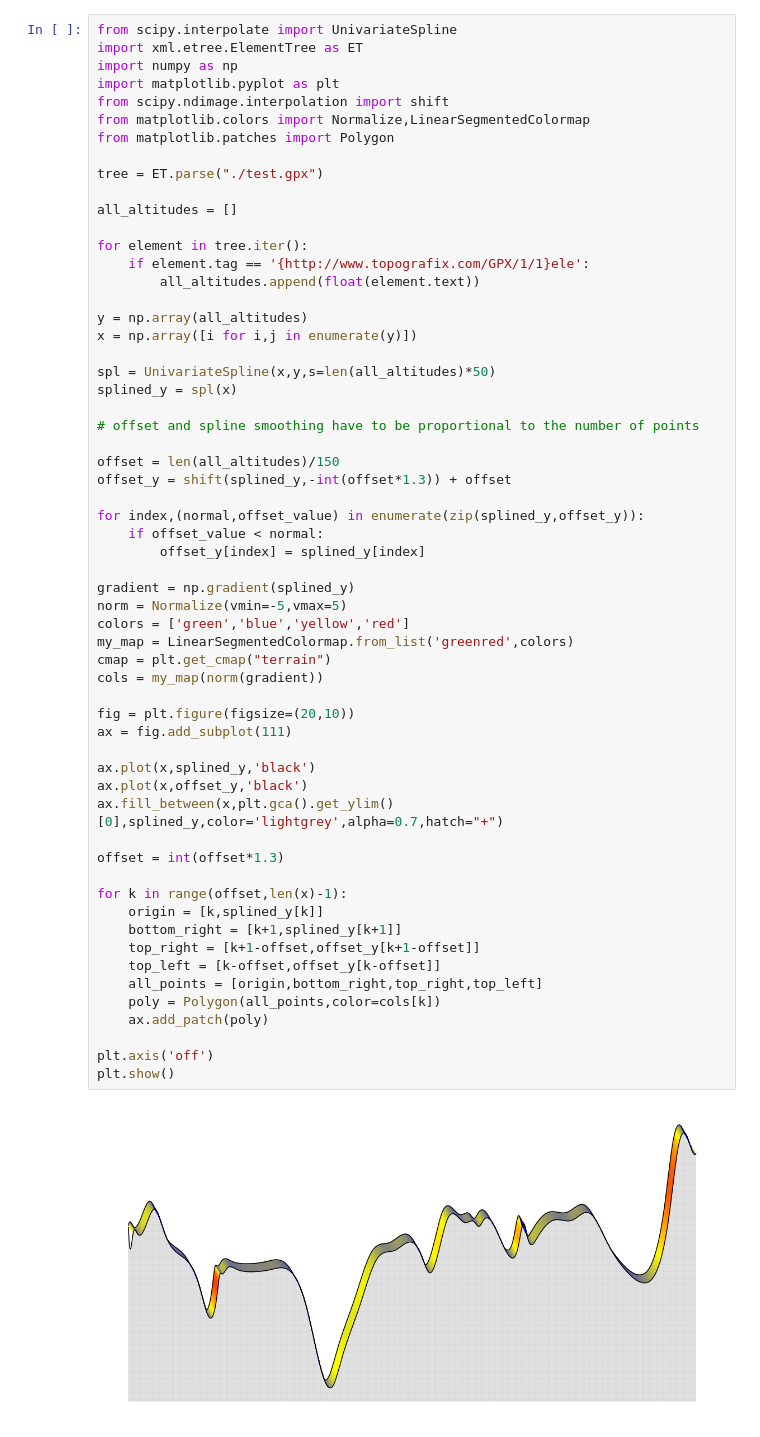
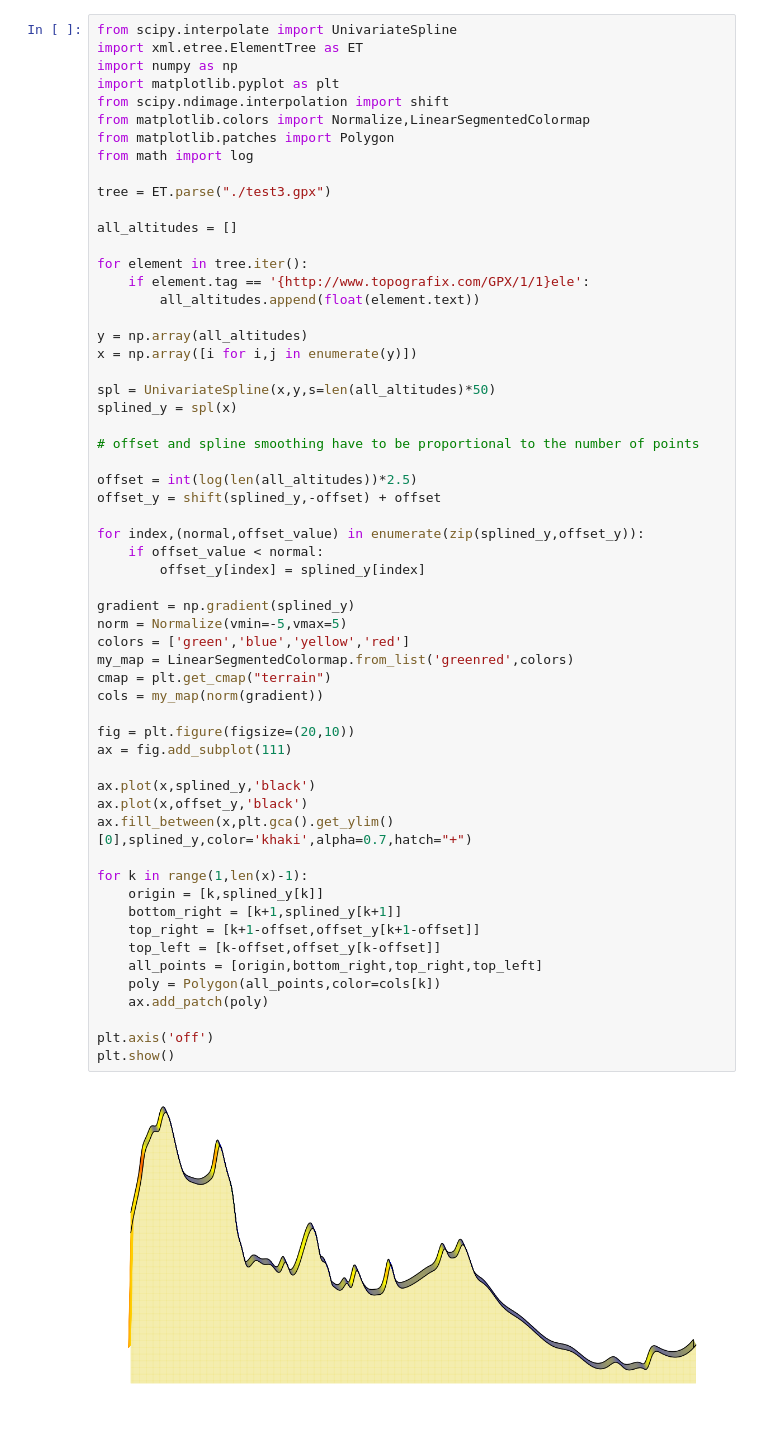
Before and after one commit to julesbeley/Profiles, a Jupyter notebook: Profile.ipynb, the cells around one changed output. Cells and saved outputs as stored; diff of their text form.

Commit message:
working on offset for different input lengths

```diff
--- a/Profile.ipynb
+++ b/Profile.ipynb
@@ -6,8 +6,9 @@ import matplotlib.pyplot as plt
 from scipy.ndimage.interpolation import shift
 from matplotlib.colors import Normalize,LinearSegmentedColormap
 from matplotlib.patches import Polygon
+from math import log
 
-tree = ET.parse("./test.gpx")
+tree = ET.parse("./test3.gpx")
 
 all_altitudes = []
 
@@ -23,39 +24,37 @@ splined_y = spl(x)
 
 # offset and spline smoothing have to be proportional to the number of points
 
-offset = len(all_altitudes)/150
-offset_y = shift(splined_y,-int(offset*1.3)) + offset
+offset = int(log(len(all_altitudes))*2.5)
+offset_y = shift(splined_y,-offset) + offset
 
 for index,(normal,offset_value) in enumerate(zip(splined_y,offset_y)):
     if offset_value < normal:
         offset_y[index] = splined_y[index]
 
 gradient = np.gradient(splined_y)
 norm = Normalize(vmin=-5,vmax=5)
 colors = ['green','blue','yellow','red']
 my_map = LinearSegmentedColormap.from_list('greenred',colors)
 cmap = plt.get_cmap("terrain")
 cols = my_map(norm(gradient))
 
 fig = plt.figure(figsize=(20,10))
 ax = fig.add_subplot(111)
 
 ax.plot(x,splined_y,'black')
 ax.plot(x,offset_y,'black')
-ax.fill_between(x,plt.gca().get_ylim()[0],splined_y,color='lightgrey',alpha=0.7,hatch="+")
+ax.fill_between(x,plt.gca().get_ylim()[0],splined_y,color='khaki',alpha=0.7,hatch="+")
 
-offset = int(offset*1.3)
-
-for k in range(offset,len(x)-1):
+for k in range(1,len(x)-1):
     origin = [k,splined_y[k]]
     bottom_right = [k+1,splined_y[k+1]]
     top_right = [k+1-offset,offset_y[k+1-offset]]
     top_left = [k-offset,offset_y[k-offset]]
     all_points = [origin,bottom_right,top_right,top_left]
     poly = Polygon(all_points,color=cols[k])
     ax.add_patch(poly)
 
 plt.axis('off')
 plt.show()
 # %% [output]
-[figure, old version]
+[figure, new version]
```
Also changed, not shown: 1 other file.
